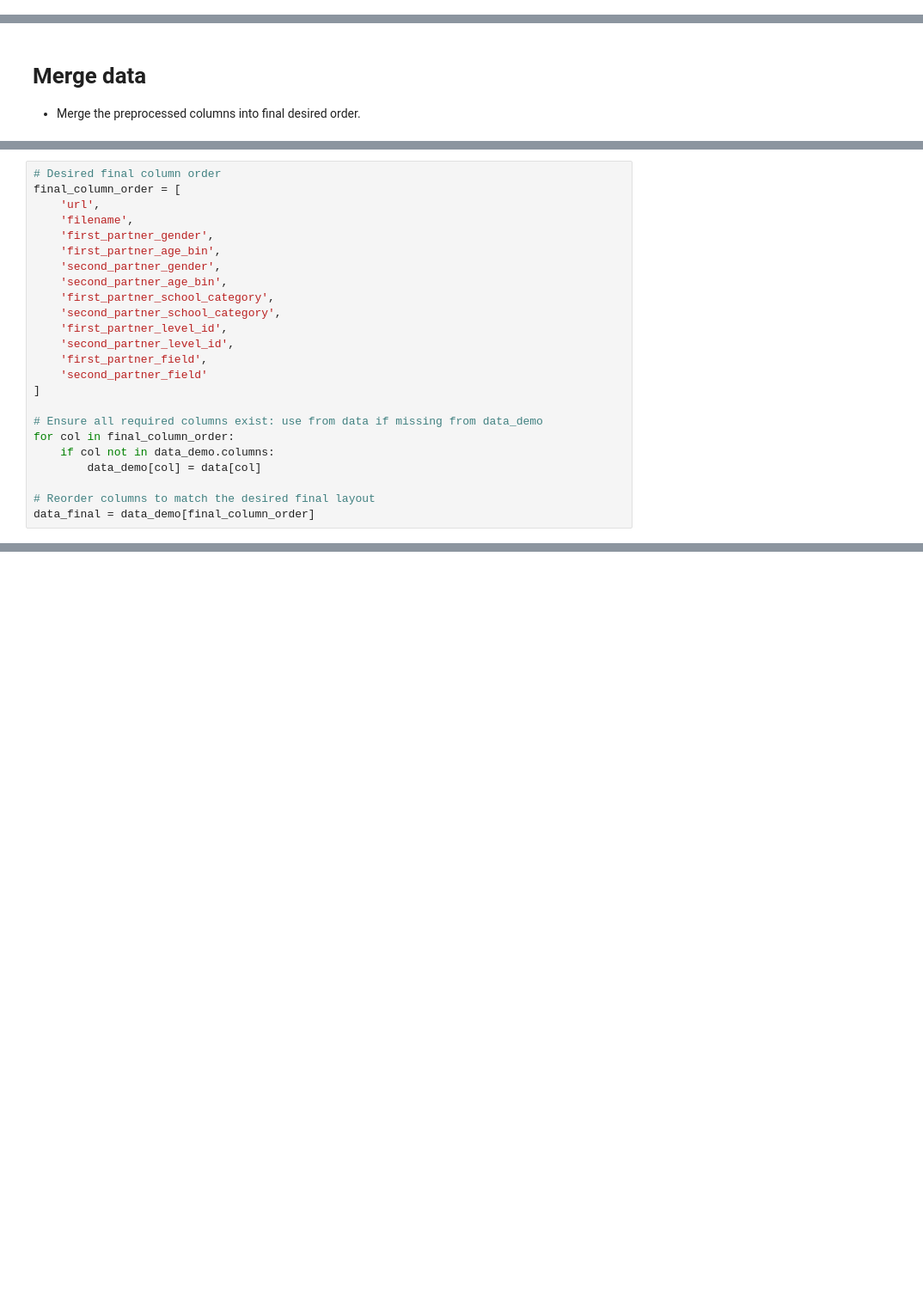
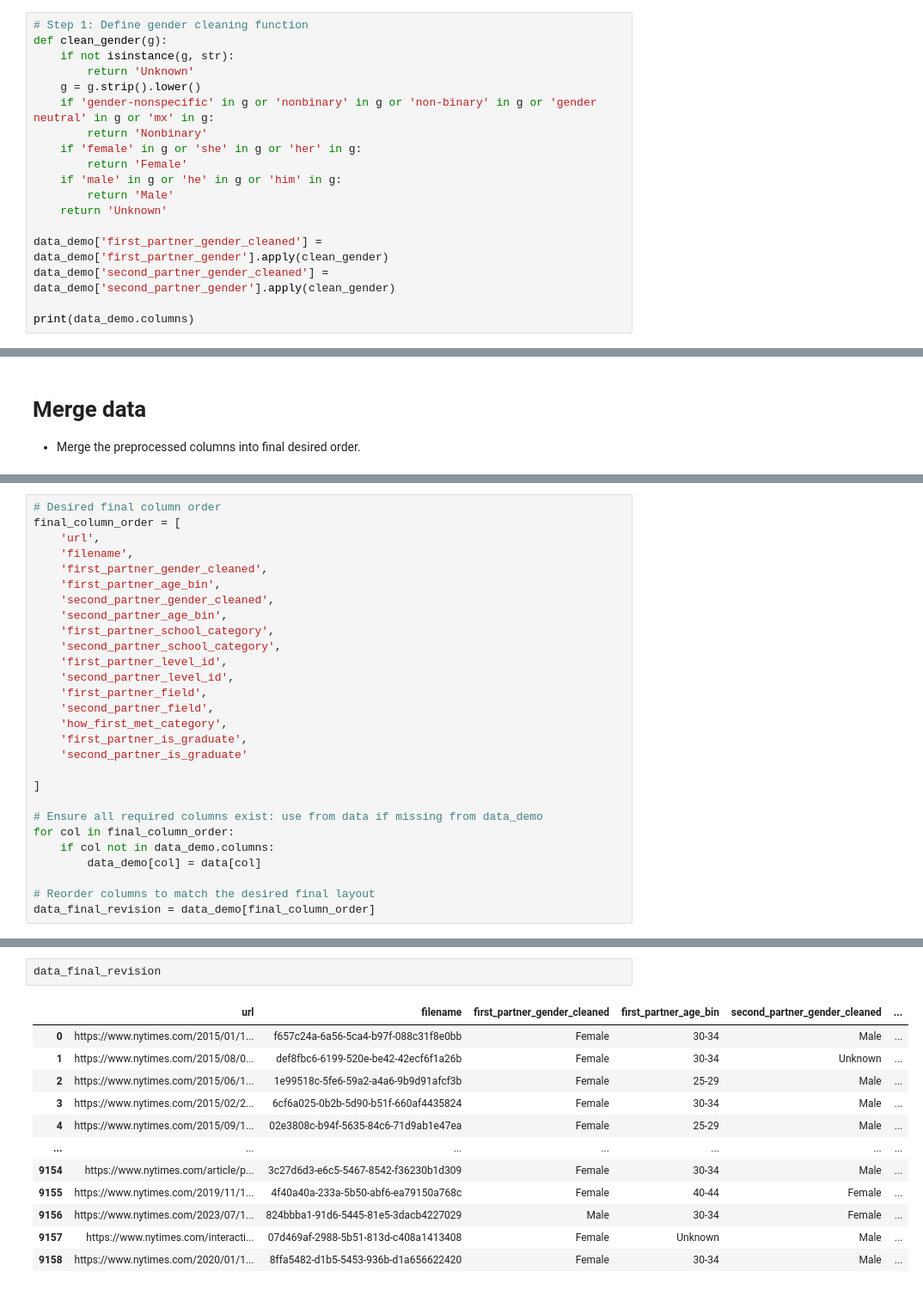
Before and after one commit to YanmiYu/DL-Marriage-Prediction, a Jupyter notebook: src/data_preprocess.ipynb, the cells around one changed output, grey strips where cells are left out. Shown at 86% size. Drawn from its saved outputs; the diff is of its cells as text; blank space fills up the shorter version.

```diff
--- a/src/data_preprocess.ipynb
+++ b/src/data_preprocess.ipynb
@@ -757,0 +857,18 @@ Through iterative secondary cleaning and careful EDA, we successfully refined th
+# %%
+# Step 1: Define gender cleaning function
+def clean_gender(g):
+    if not isinstance(g, str):
+        return 'Unknown'
+    g = g.strip().lower()
+    if 'gender-nonspecific' in g or 'nonbinary' in g or 'non-binary' in g or 'gender neutral' in g or 'mx' in g:
+        return 'Nonbinary'
+    if 'female' in g or 'she' in g or 'her' in g:
+        return 'Female'
+    if 'male' in g or 'he' in g or 'him' in g:
+        return 'Male'
+    return 'Unknown'
+
+data_demo['first_partner_gender_cleaned'] = data_demo['first_partner_gender'].apply(clean_gender)
+data_demo['second_partner_gender_cleaned'] = data_demo['second_partner_gender'].apply(clean_gender)
+
+print(data_demo.columns)
@@ -773,16 +941,20 @@ Index(['first_partner_gender', 'first_partner_age',
 final_column_order = [
     'url',
     'filename',
-    'first_partner_gender',
+    'first_partner_gender_cleaned',
     'first_partner_age_bin',
-    'second_partner_gender',
+    'second_partner_gender_cleaned',
     'second_partner_age_bin',
     'first_partner_school_category',
     'second_partner_school_category',
     'first_partner_level_id',
     'second_partner_level_id',
     'first_partner_field',
-    'second_partner_field'
+    'second_partner_field',
+    'how_first_met_category',
+    'first_partner_is_graduate',
+    'second_partner_is_graduate'
+
 ]
 
 # Ensure all required columns exist: use from data if missing from data_demo
@@ -791,4 +963,4 @@ for col in final_column_order:
         data_demo[col] = data[col]
 
 # Reorder columns to match the desired final layout
-data_final = data_demo[final_column_order]
+data_final_revision = data_demo[final_column_order]
@@ -828,0 +967,15 @@ data_final
+# %%
+data_final_revision
+# %% [output]
+|  | url | filename | first_partner_gender_cleaned | first_partner_age_bin | second_partner_gender_cleaned | ... |
+| 0 | https://www.nytimes.com/2015/01/1... | f657c24a-6a56-5ca4-b97f-088c31f8e0bb | Female | 30-34 | Male | ... |
+| 1 | https://www.nytimes.com/2015/08/0... | def8fbc6-6199-520e-be42-42ecf6f1a26b | Female | 30-34 | Unknown | ... |
+| 2 | https://www.nytimes.com/2015/06/1... | 1e99518c-5fe6-59a2-a4a6-9b9d91afcf3b | Female | 25-29 | Male | ... |
+| 3 | https://www.nytimes.com/2015/02/2... | 6cf6a025-0b2b-5d90-b51f-660af4435824 | Female | 30-34 | Male | ... |
+| 4 | https://www.nytimes.com/2015/09/1... | 02e3808c-b94f-5635-84c6-71d9ab1e47ea | Female | 25-29 | Male | ... |
+| ... | ... | ... | ... | ... | ... | ... |
+| 9154 | https://www.nytimes.com/article/p... | 3c27d6d3-e6c5-5467-8542-f36230b1d309 | Female | 30-34 | Male | ... |
+| 9155 | https://www.nytimes.com/2019/11/1... | 4f40a40a-233a-5b50-abf6-ea79150a768c | Female | 40-44 | Female | ... |
+| 9156 | https://www.nytimes.com/2023/07/1... | 824bbba1-91d6-5445-81e5-3dacb4227029 | Male | 30-34 | Female | ... |
+| 9157 | https://www.nytimes.com/interacti... | 07d469af-2988-5b51-813d-c408a1413408 | Female | Unknown | Male | ... |
+| 9158 | https://www.nytimes.com/2020/01/1... | 8ffa5482-d1b5-5453-936b-d1a656622420 | Female | 30-34 | Male | ... |
```
Also changed, not shown: parts of 47 cells of this notebook.
